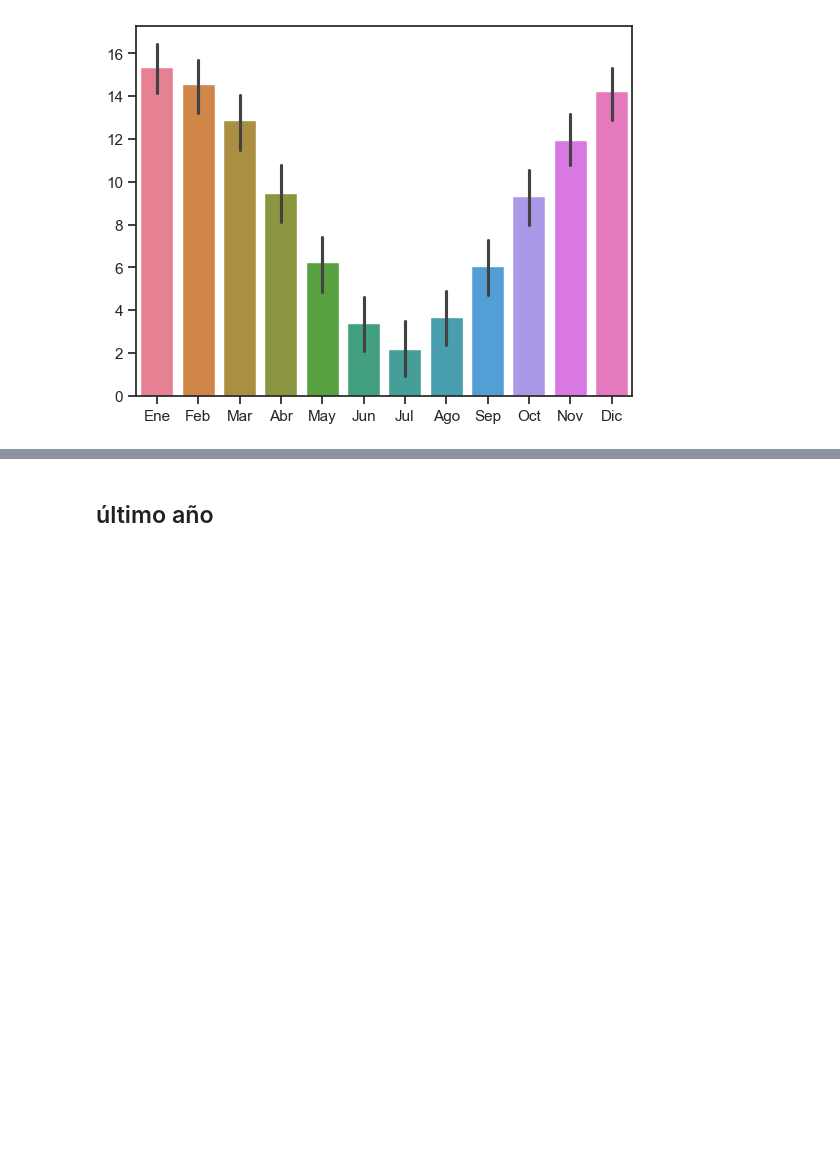
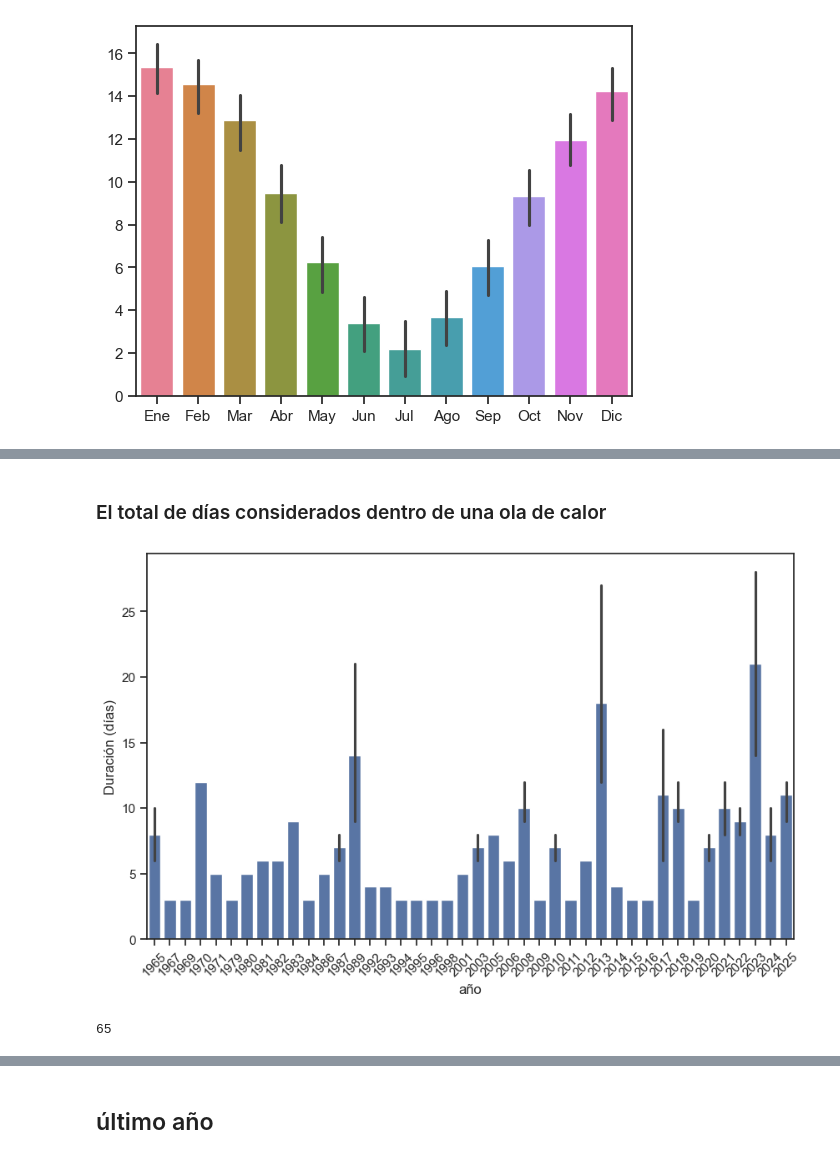
Before and after one commit to BustosMaxx/dengue_y_zika, a Jupyter notebook: notebooks/clima-smn.ipynb, the cells around one changed output, grey strips where cells are left out. Saved outputs shown, nothing was run; the diff lists cells and outputs as text; code cells hidden in the pictures; blank space fills up the shorter version.

Commit message:
gráfico de olas de calor

```diff
--- a/notebooks/clima-smn.ipynb
+++ b/notebooks/clima-smn.ipynb
@@ -217,0 +220,19 @@ sns.barplot(temperatura_min)
+# %%
+ola_calor = pd.read_csv("..//data//raw//olas-de-calor.csv",
+                           sep=";")
+ola_calor
+# temperatura_min = temp[temp["Valor Medio de"] == "Temperatura mínima (°C)"]
+# del temperatura_min["Valor Medio de"]
+# temperatura_min =temperatura_min.set_index("Estación")
+
+# # Reemplazar las S/D por cero.
+# temperatura_min[temperatura_min.isin(["S/D"])] = 0
+
+
+# # Reemplazar las comas por puntos.
+# for i in temperatura_min.columns:
+#     temperatura_min[i] = temperatura_min[i].str.replace(",",".").astype(float)
+
+
+
+# temperatura_min
@@ -217,0 +253,3 @@ sns.barplot(temperatura_min)
+# %%
+ola_calor["Fecha de fin"] = pd.to_datetime(ola_calor["Fecha de fin"])
+ola_calor.info()
@@ -217,0 +285,3 @@ sns.barplot(temperatura_min)
+# %%
+ola_calor["año"] = ola_calor["Fecha de fin"].dt.year
+ola_calor.info()
@@ -217,0 +302,13 @@ sns.barplot(temperatura_min)
+# %% [markdown]
+### El total de días considerados dentro de una ola de calor
+# %%
+fig, ax = plt.subplots(1,1, figsize=(10,6))
+sns.barplot(data=ola_calor,x="año", y="Duración (días)", estimator="sum")
+plt.xticks(rotation=45)
+plt.show()
+# %% [output]
+[figure, added]
+# %%
+len(years)
+# %% [output]
+65
```
Also changed, not shown: parts of 11 cells of this notebook, 2 other files.
